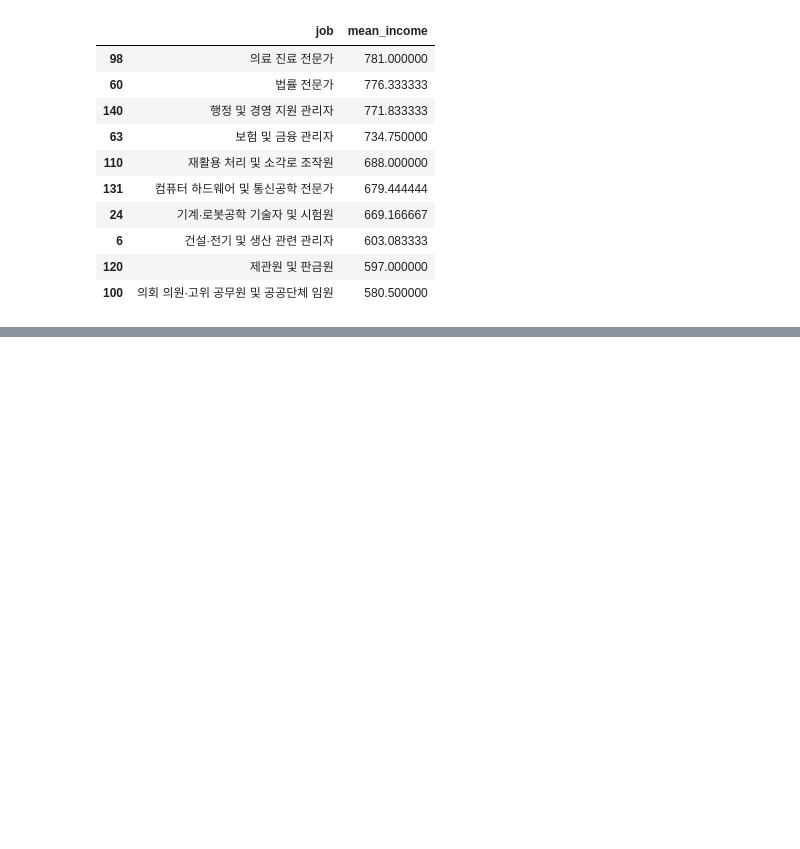
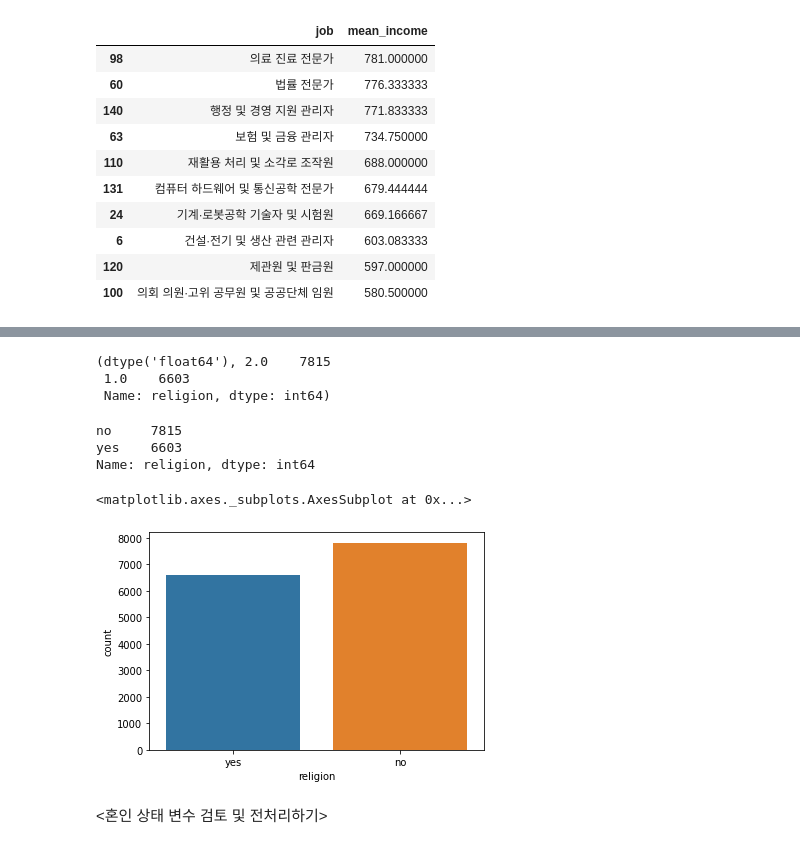
Before and after one commit to Devheun/Data-Analysis, a Jupyter notebook: Project1.ipynb, the cells around one changed output, grey strips where cells are left out. Saved outputs shown, nothing was run; the diff lists cells and outputs as text; code cells hidden in the pictures; blank space fills up the shorter version.

```diff
--- a/Project1.ipynb
+++ b/Project1.ipynb
@@ -353,0 +410,23 @@ sns.barplot(data=top10,y='job',x='mean_income') # 직업 이름이 길기때문
+# %%
+# 1.변수 검토하기
+welfare['religion'].dtypes, welfare['religion'].value_counts()
+# %% [output]
+(dtype('float64'), 2.0    7815
+ 1.0    6603
+ Name: religion, dtype: int64)
+# %%
+# 2. 전처리하기
+# 1과 2 외에 다른 값 없으므로 이상치 결측 처리 안해도 됨
+welfare['religion']=np.where(welfare['religion']==1,'yes','no')
+welfare['religion'].value_counts()
+# %% [output]
+no     7815
+yes    6603
+Name: religion, dtype: int64
+# %%
+sns.countplot(data=welfare,x='religion')
+# %% [output]
+<matplotlib.axes._subplots.AxesSubplot at 0x...>
+[figure, added]
+# %% [markdown]
+<혼인 상태 변수 검토 및 전처리하기>
```
Also changed, not shown: parts of 10 cells of this notebook.
